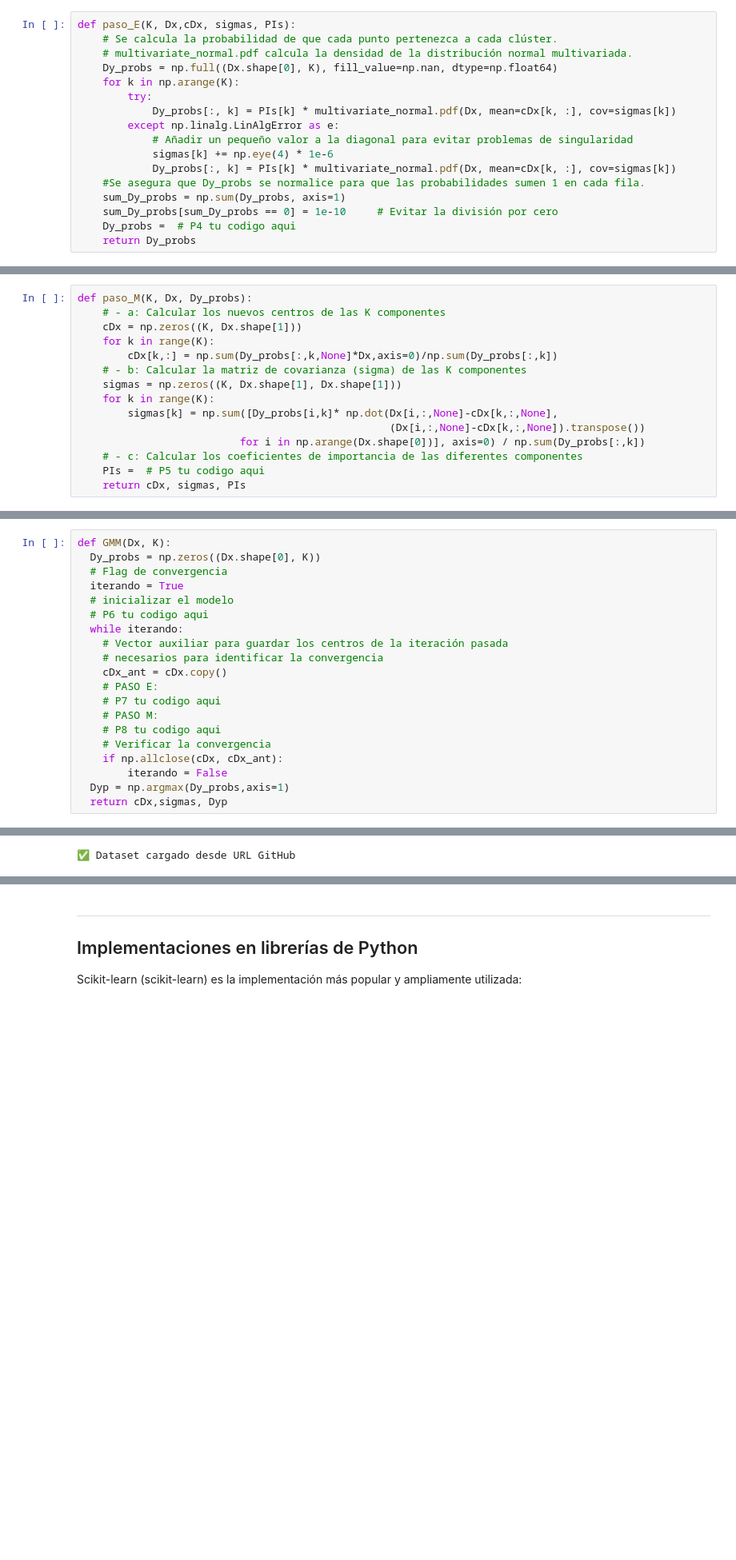
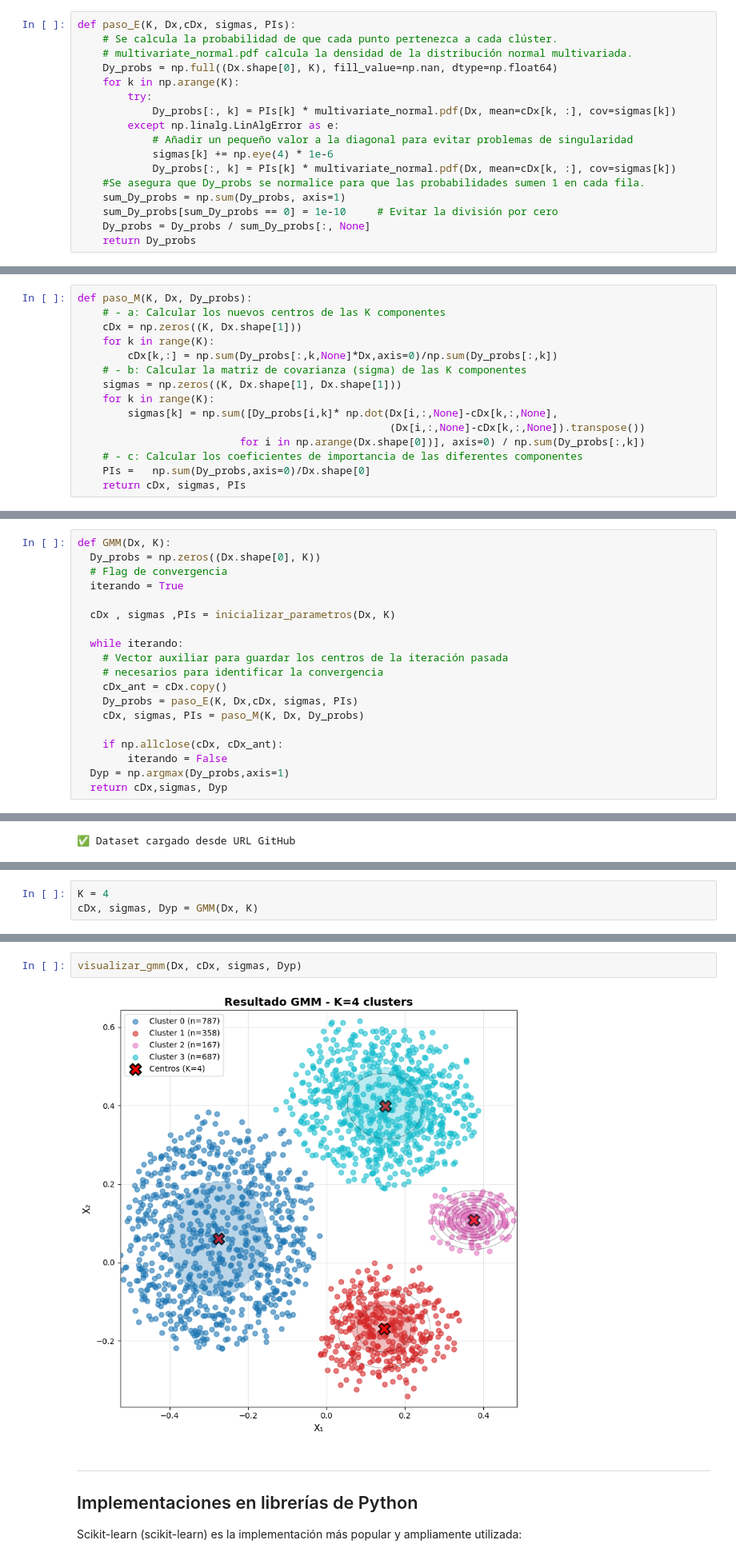
Before and after one commit to SandraNavarrete-docente/aprendizaje-automatico-252601, a Jupyter notebook: 04-MODELOS-NO-SUPERVISADOS/4_7_Métodos_de_clustering_basado_en_modelos_probabilisticos.ipynb, the cells around one changed output, grey strips where cells are left out. Shown at 80% size. Drawn from its saved outputs; the diff is of its cells as text; blank space fills up the shorter version.

```diff
--- a/04-MODELOS-NO-SUPERVISADOS/4_7_Métodos_de_clustering_basado_en_modelos_probabilisticos.ipynb
+++ b/04-MODELOS-NO-SUPERVISADOS/4_7_Métodos_de_clustering_basado_en_modelos_probabilisticos.ipynb
@@ -92,7 +92,7 @@ def paso_E(K, Dx,cDx, sigmas, PIs):
     #Se asegura que Dy_probs se normalice para que las probabilidades sumen 1 en cada fila.
     sum_Dy_probs = np.sum(Dy_probs, axis=1)
     sum_Dy_probs[sum_Dy_probs == 0] = 1e-10     # Evitar la división por cero
-    Dy_probs =  # P4 tu codigo aqui
+    Dy_probs = Dy_probs / sum_Dy_probs[:, None]
     return Dy_probs
 # %% [markdown]
 En el paso M se (re)calculan los parámetros del modelo: los centros de las distribuciones normales (uno por componente,  μk ), las matrices de covarianzas de las normales (una por componente,  Σk ) y los coeficientes de importancia de las diferentes componentes ( {πk}Kk=1 , con  ∑kπk=1 ).
@@ -109,7 +109,7 @@ def paso_M(K, Dx, Dy_probs):
                                                   (Dx[i,:,None]-cDx[k,:,None]).transpose())
                           for i in np.arange(Dx.shape[0])], axis=0) / np.sum(Dy_probs[:,k])
     # - c: Calcular los coeficientes de importancia de las diferentes componentes
-    PIs =  # P5 tu codigo aqui
+    PIs =   np.sum(Dy_probs,axis=0)/Dx.shape[0]
     return cDx, sigmas, PIs
 # %% [markdown]
 Una vez inicializado, el algoritmo EM ejecuta un bucle donde se repiten los pasos E y M hasta que se alcanza la convergencia.El algoritmo alcanza la convergencia cuando los parámetros no cambian entre dos iteraciones consecutivas.
@@ -118,17 +118,16 @@ def GMM(Dx, K):
   Dy_probs = np.zeros((Dx.shape[0], K))
   # Flag de convergencia
   iterando = True
-  # inicializar el modelo
-  # P6 tu codigo aqui
+
+  cDx , sigmas ,PIs = inicializar_parametros(Dx, K)
+
   while iterando:
     # Vector auxiliar para guardar los centros de la iteración pasada
     # necesarios para identificar la convergencia
     cDx_ant = cDx.copy()
-    # PASO E:
-    # P7 tu codigo aqui
-    # PASO M:
-    # P8 tu codigo aqui
-    # Verificar la convergencia
+    Dy_probs = paso_E(K, Dx,cDx, sigmas, PIs)
+    cDx, sigmas, PIs = paso_M(K, Dx, Dy_probs)
+
     if np.allclose(cDx, cDx_ant):
         iterando = False
   Dyp = np.argmax(Dy_probs,axis=1)
@@ -281,0 +297,3 @@ Dy = D[:,3]
+# %%
+K = 4
+cDx, sigmas, Dyp = GMM(Dx, K)
@@ -282,3 +306,7 @@ Dy = D[:,3]
+# %%
+visualizar_gmm(Dx, cDx, sigmas, Dyp)
+# %% [output]
+[figure, added]
 # %% [markdown]
 <hr>
 <h2>Implementaciones en librerías de Python</h2>
```
Also changed, not shown: parts of 22 cells of this notebook.
